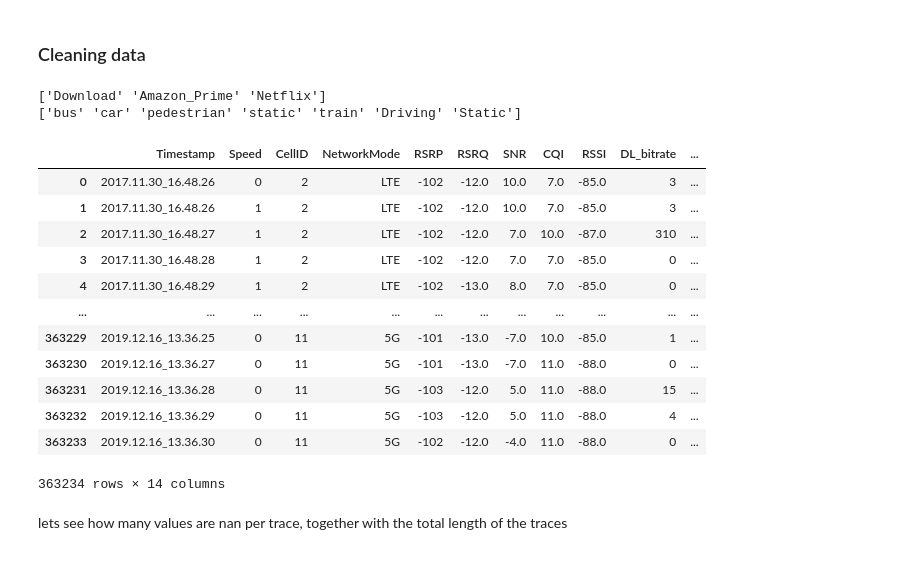
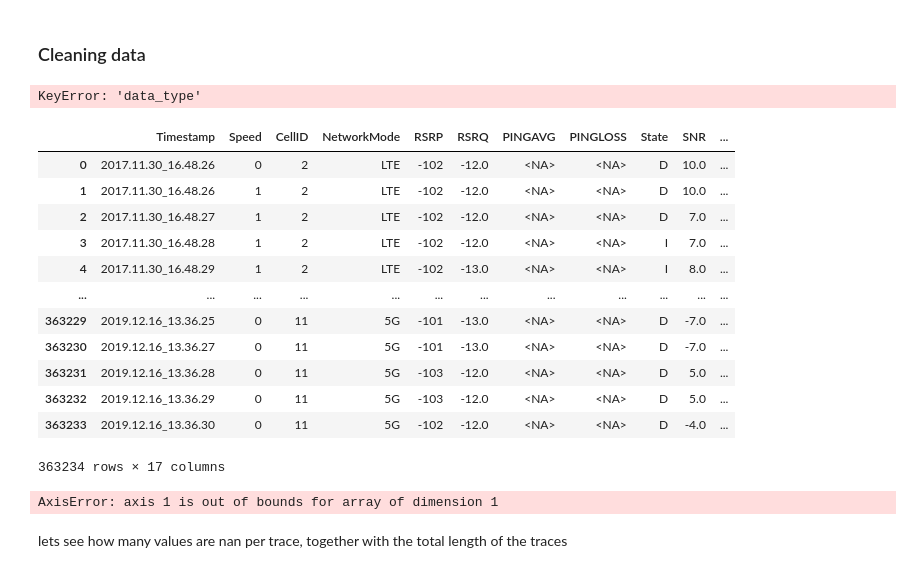
Before and after one commit to mees707/Thesis, a Jupyter notebook: code/EDA/Exploratory Data Analysis.ipynb, the cells around one changed output. Saved outputs shown, nothing was run; the diff lists cells and outputs as text; code cells hidden in the pictures.

```diff
--- a/code/EDA/Exploratory Data Analysis.ipynb
+++ b/code/EDA/Exploratory Data Analysis.ipynb
@@ -96,9 +96,9 @@ def combine_files_in_directory(directory):
             # Add a column to identify the type of data (based on the directory name)
             path_components = directory.split('\\')
             if len(path_components) > 3:
-                df['data_type'] = path_components[2]
-                df['transportation_type'] = path_components[3]
-            df['trace_id'] = os.path.splitext(filename)[0]
+                df['download_type'] = path_components[2]
+                df['trace_mobility'] = path_components[3]
+            df['TraceID'] = os.path.splitext(filename)[0]
             dfs.append(df)
 
         # Check if the item is a directory
@@ -135,8 +176,7 @@ print(combined_df['data_type'].unique())
 print(combined_df['transportation_type'].unique())
 # Driving and car should be the same, so does Static and static.
 # %% [output]
-['Download' 'Amazon_Prime' 'Netflix']
-['bus' 'car' 'pedestrian' 'static' 'train' 'Driving' 'Static']
+KeyError: 'data_type'
 # %%
 def preprocess_transportation_type(value):
     if value.lower() == 'driving':
@@ -146,34 +186,43 @@ def preprocess_transportation_type(value):
 # %%
 #Select only relevant columns
 #RSRP, RSRQ, SNR, CQI, RSSI are all key performance metrics (KPI)
-combined_df = combined_df[['Timestamp', 'Speed', 'CellID', 'NetworkMode', 'RSRP', 'RSRQ',
+combined_df = combined_df[['Timestamp', 'Speed', 'CellID', 'NetworkMode', 'RSRP', 'RSRQ',  'PINGAVG', 'PINGLOSS', 'State',
                'SNR', 'CQI', 'RSSI', 'DL_bitrate', 'State', 'data_type', 'transportation_type', 'trace_id']]
 
 # force NaN values for empty entries
 combined_df = combined_df.applymap(lambda x: x if x != "-" else np.NaN)
 combined_df['transportation_type'] = combined_df['transportation_type'].apply(preprocess_transportation_type)
 combined_df['data_type'] = combined_df['data_type'].apply(preprocess_transportation_type)
 
 #Convert types for all collumns
 combined_df = combined_df.convert_dtypes()
 combined_df['NetworkMode'] = combined_df['NetworkMode'].astype("string")
 combined_df[['RSRP', 'RSRQ', 'SNR', 'CQI', 'RSSI', 'DL_bitrate']] = combined_df[['RSRP', 'RSRQ', 'SNR', 'CQI', 'RSSI', 'DL_bitrate']].apply(pd.to_numeric)
 
+
 combined_df
 # %% [output]
-|  | Timestamp | Speed | CellID | NetworkMode | RSRP | RSRQ | SNR | CQI | RSSI | DL_bitrate | ... |
-| 0 | 2017.11.30_16.48.26 | 0 | 2 | LTE | -102 | -12.0 | 10.0 | 7.0 | -85.0 | 3 | ... |
-| 1 | 2017.11.30_16.48.26 | 1 | 2 | LTE | -102 | -12.0 | 10.0 | 7.0 | -85.0 | 3 | ... |
-| 2 | 2017.11.30_16.48.27 | 1 | 2 | LTE | -102 | -12.0 | 7.0 | 10.0 | -87.0 | 310 | ... |
-| 3 | 2017.11.30_16.48.28 | 1 | 2 | LTE | -102 | -12.0 | 7.0 | 7.0 | -85.0 | 0 | ... |
-| 4 | 2017.11.30_16.48.29 | 1 | 2 | LTE | -102 | -13.0 | 8.0 | 7.0 | -85.0 | 0 | ... |
+|  | Timestamp | Speed | CellID | NetworkMode | RSRP | RSRQ | PINGAVG | PINGLOSS | State | SNR | ... |
+| 0 | 2017.11.30_16.48.26 | 0 | 2 | LTE | -102 | -12.0 | <NA> | <NA> | D | 10.0 | ... |
+| 1 | 2017.11.30_16.48.26 | 1 | 2 | LTE | -102 | -12.0 | <NA> | <NA> | D | 10.0 | ... |
+| 2 | 2017.11.30_16.48.27 | 1 | 2 | LTE | -102 | -12.0 | <NA> | <NA> | D | 7.0 | ... |
+| 3 | 2017.11.30_16.48.28 | 1 | 2 | LTE | -102 | -12.0 | <NA> | <NA> | I | 7.0 | ... |
+| 4 | 2017.11.30_16.48.29 | 1 | 2 | LTE | -102 | -13.0 | <NA> | <NA> | I | 8.0 | ... |
 | ... | ... | ... | ... | ... | ... | ... | ... | ... | ... | ... | ... |
-| 363229 | 2019.12.16_13.36.25 | 0 | 11 | 5G | -101 | -13.0 | -7.0 | 10.0 | -85.0 | 1 | ... |
-| 363230 | 2019.12.16_13.36.27 | 0 | 11 | 5G | -101 | -13.0 | -7.0 | 11.0 | -88.0 | 0 | ... |
-| 363231 | 2019.12.16_13.36.28 | 0 | 11 | 5G | -103 | -12.0 | 5.0 | 11.0 | -88.0 | 15 | ... |
-| 363232 | 2019.12.16_13.36.29 | 0 | 11 | 5G | -103 | -12.0 | 5.0 | 11.0 | -88.0 | 4 | ... |
-| 363233 | 2019.12.16_13.36.30 | 0 | 11 | 5G | -102 | -12.0 | -4.0 | 11.0 | -88.0 | 0 | ... |
+| 363229 | 2019.12.16_13.36.25 | 0 | 11 | 5G | -101 | -13.0 | <NA> | <NA> | D | -7.0 | ... |
+| 363230 | 2019.12.16_13.36.27 | 0 | 11 | 5G | -101 | -13.0 | <NA> | <NA> | D | -7.0 | ... |
+| 363231 | 2019.12.16_13.36.28 | 0 | 11 | 5G | -103 | -12.0 | <NA> | <NA> | D | 5.0 | ... |
+| 363232 | 2019.12.16_13.36.29 | 0 | 11 | 5G | -103 | -12.0 | <NA> | <NA> | D | 5.0 | ... |
+| 363233 | 2019.12.16_13.36.30 | 0 | 11 | 5G | -102 | -12.0 | <NA> | <NA> | D | -4.0 | ... |
-363234 rows × 14 columns
+363234 rows × 17 columns
+# %%
+combined_df.loc[:,['PINGAVG', 'PINGLOSS']] = combined_df[['PINGAVG', 'PINGLOSS']].interpolate('nearest', limit=50, limit_direction="forward")
+#integer values have to use exiting values instead of estimating
+combined_df[['DL_bitrate']] = combined_df[['DL_bitrate']].interpolate('pad', limit=10, limit_direction="forward")
+
+combined_df
+# %% [output]
+AxisError: axis 1 is out of bounds for array of dimension 1
 # %% [markdown]
 lets see how many values are nan per trace, together with the total length of the traces
 # %%
```
Also changed, not shown: parts of 8 cells of this notebook, 20 other files.
